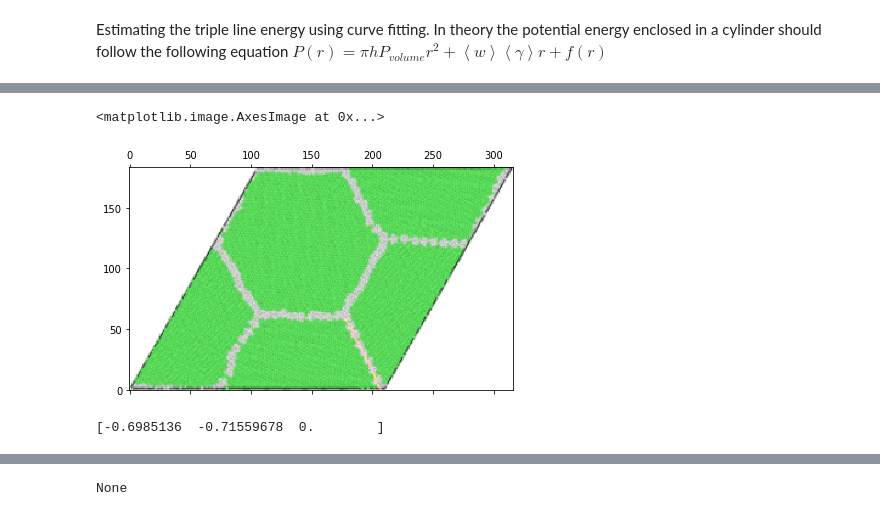
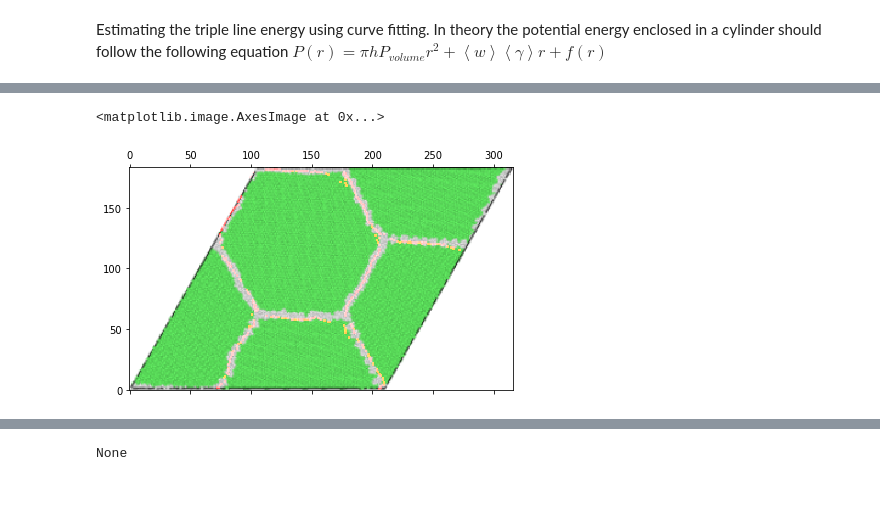
Before and after one commit to PaulTwine/TripleLines.github.io, a Jupyter notebook: TripleLine Fitting.ipynb, the cells around one changed output, grey strips where cells are left out. Saved outputs shown, nothing was run; the diff lists cells and outputs as text; code cells hidden in the pictures.

```diff
--- a/TripleLine Fitting.ipynb
+++ b/TripleLine Fitting.ipynb
@@ -105,19 +105,16 @@ print(popt)
 # %%
 n=1
 CellArray = plt.imread('../../PythonLAMMPS/VolumeTest/CellView.png')
 fltSize = np.shape(CellArray)[1]
 CellArray = rescale(CellArray, objProcess.GetBoundingBox()[0]/fltSize)
 CellArray = np.flip(CellArray, axis=0)
 #plt.matshow(CellArray[:,:,:], origin = 'lower')
-for j in objProcess.GetGrainBoundaries(7).GetPoints():
-     CellArray[np.round(j[1]).astype('int')-n:np.round(j[1]).astype('int')+n,
-              np.round(j[0]).astype('int')-n:np.round(j[0]).astype('int')+n,0] =1
+for k in range(objProcess.GetNumberOfGrainBoundaries()):
+    objProcess.NudgeGrainBoundary(objProcess.GetGrainBoundaries(k), a2)
+    for j in objProcess.GetGrainBoundaries(k).GetPoints():
+         CellArray[np.round(j[1]).astype('int')-n:np.round(j[1]).astype('int')+n,
+                  np.round(j[0]).astype('int')-n:np.round(j[0]).astype('int')+n,0] =1
 plt.matshow(CellArray[:,:,:], origin = 'lower')
 # %% [output]
 <matplotlib.image.AxesImage at 0x...>
-[figure, old version]
+[figure, new version]
-# %%
-arrDirection = objProcess.GetGrainBoundaries(5).GetLinearDirection()
-print(arrDirection)
-# %% [output]
-[-0.6985136  -0.71559678  0.        ]
```
Also changed, not shown: parts of 3 cells of this notebook, 4 other files.
